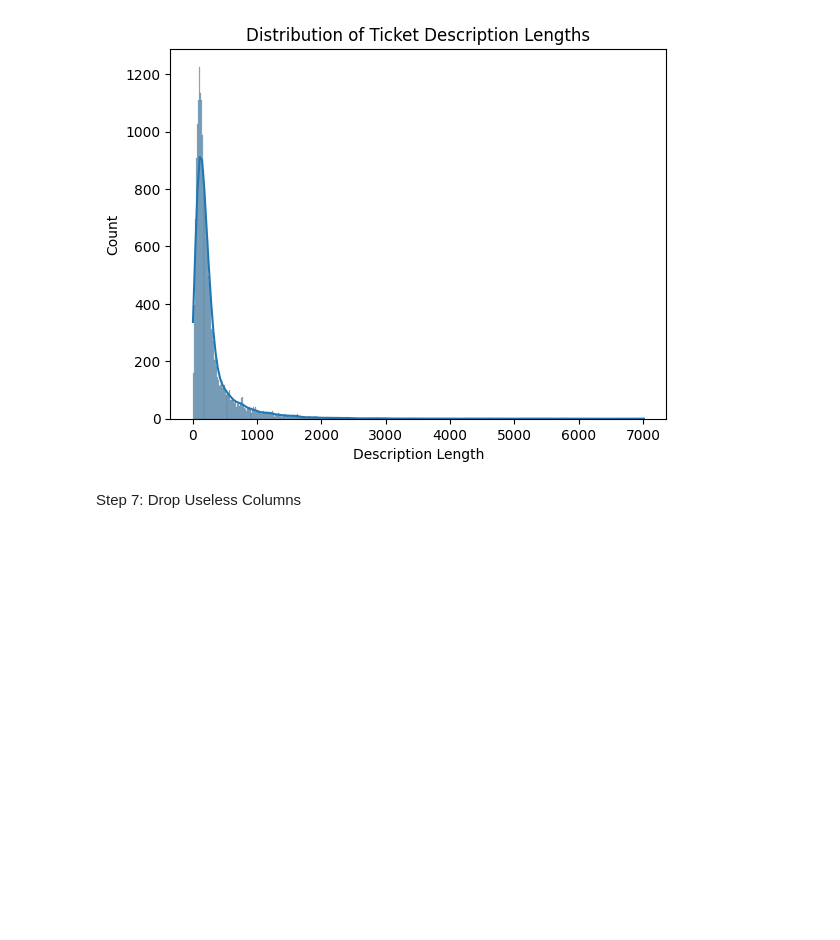
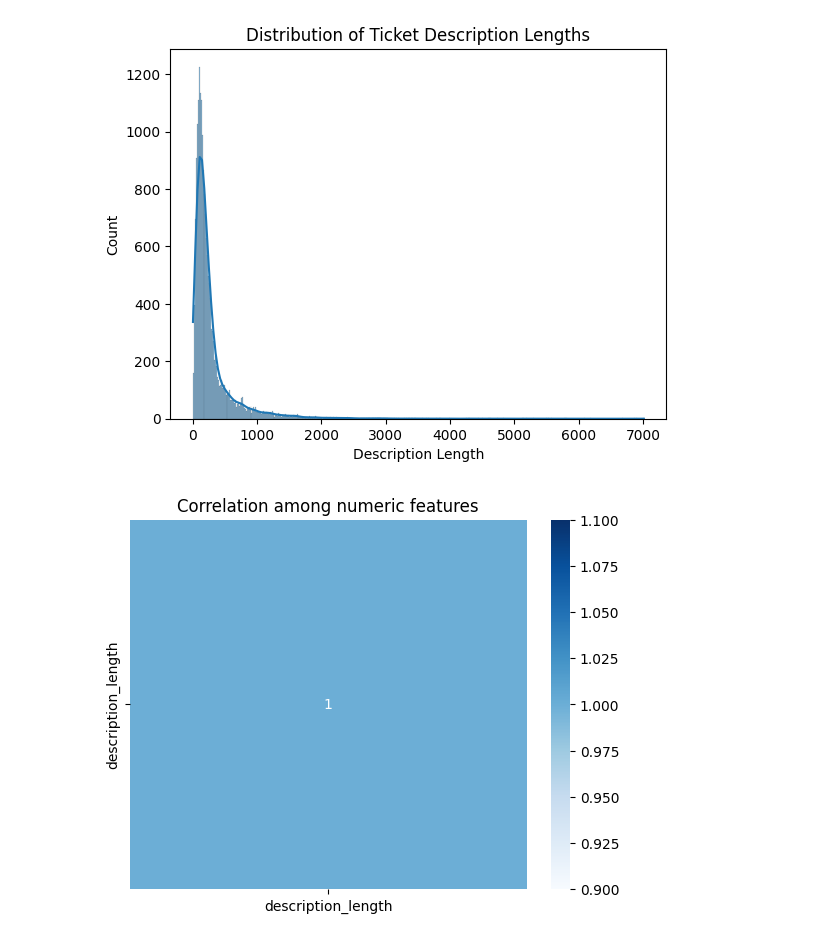
Before and after one commit to idevanshu/Priority-Prediction, a Jupyter notebook: priority_definer.ipynb, the cells around one changed output. Saved outputs shown, nothing was run; the diff lists cells and outputs as text; code cells hidden in the pictures; blank space fills up the shorter version.

```diff
--- a/priority_definer.ipynb
+++ b/priority_definer.ipynb
@@ -81,9 +81,15 @@ sns.histplot(df['description_length'], kde=True)
 plt.title('Distribution of Ticket Description Lengths')
 plt.xlabel('Description Length')
 plt.show()
+#  We keep 'Ticket_Description', 'description_length', and 'Priority'
 if 'TicketID' in df.columns:
     df.drop(['TicketID'], axis=1, inplace=True, errors='ignore')
+df.dropna(subset=['Ticket_Description', 'Priority'], inplace=True)
 # %% [output]
 [figure]
-# %% [markdown]
-Step 7: Drop Useless Columns
+# %%
+sns.heatmap(df[['description_length']].corr(), annot=True, cmap='Blues')
+plt.title("Correlation among numeric features")
+plt.show()
+# %% [output]
+[figure, added]
```
